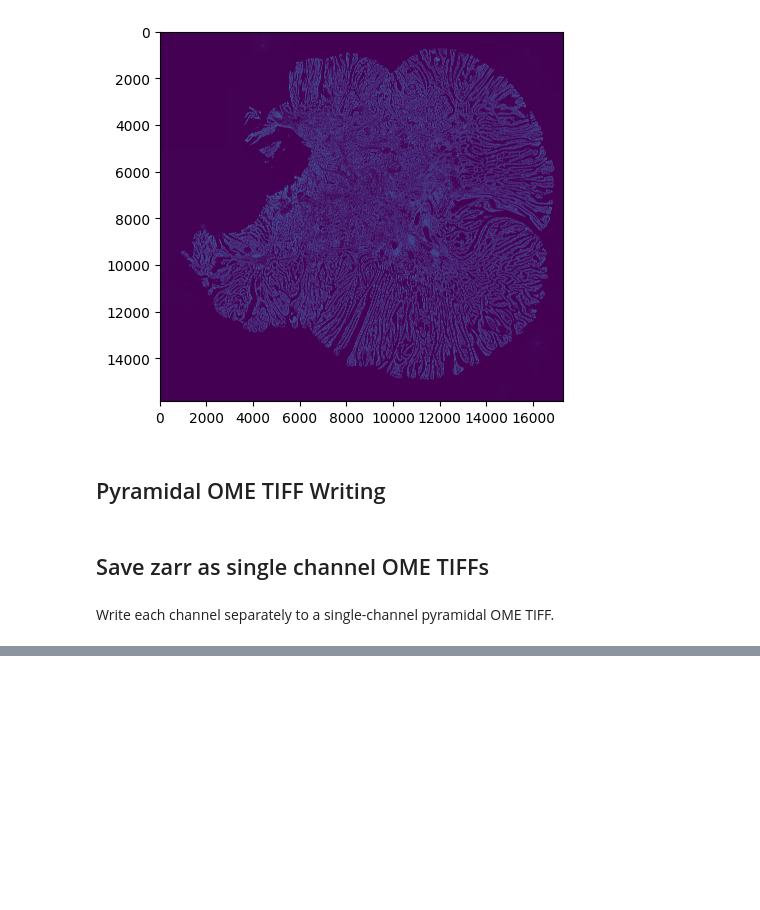
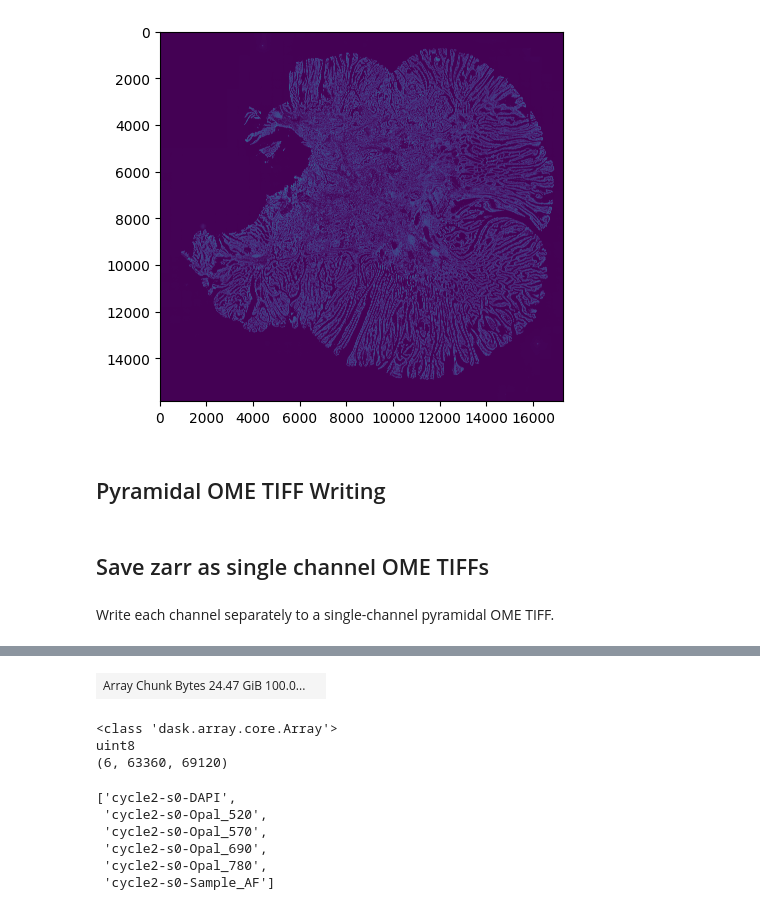
Before and after one commit to vibspatial/bigwarp, a Jupyter notebook: bigwarp-zarr-to-ometiff.ipynb, the cells around one changed output, grey strips where cells are left out. Saved outputs shown, nothing was run; the diff lists cells and outputs as text; code cells hidden in the pictures; blank space fills up the shorter version.

Commit message:
Add example code for writing multi-channel OME TIFFs from 3D dask array

```diff
--- a/bigwarp-zarr-to-ometiff.ipynb
+++ b/bigwarp-zarr-to-ometiff.ipynb
@@ -308,6 +308,9 @@ output_folder = r'D:\Frank\2023-07-CarolineAsselman-FIm\Analysis\images\A1_ROI1'
+# %%
+output_folder = r'D:\Frank\BigWarp-Troubleshooting-MarineLab\registered'
 # %%
 for channel, channel_group_name in enumerate(channel_group_names):
-    channel_name = group_name_to_channel_name(channel_group_name, orig_filenames)
+    renaming_dict = None  # we would use orig_filenames here, if needed
+    channel_name = group_name_to_channel_name(channel_group_name, renaming_dict)
 
     print(f'Channel {channel}: {channel_group_name} -> {channel_name}')
 
@@ -345,0 +359,5 @@ Writing level 5: 296 x 480 px
+# %%
+das = [da.array(root[channel_group_name])
+       for channel_group_name
+       in channel_group_names]
+das
@@ -345,0 +371,25 @@ Writing level 5: 296 x 480 px
+# %%
+# Merge 2D daskarrays to a single 3D array
+img_stack = da.stack(das)  # shape is (channels, y, x)
+img_stack
+# %% [output]
+| Array Chunk Bytes 24.47 GiB 100.0... |  |
+# %%
+print(type(img_stack))
+print(img_stack.dtype)
+print(img_stack.shape)
+# %% [output]
+<class 'dask.array.core.Array'>
+uint8
+(6, 63360, 69120)
+# %%
+renaming_dict = None  # we would use orig_filenames here, if needed
+channel_names = [group_name_to_channel_name(channel_group_name, renaming_dict) for channel_group_name in channel_group_names]
+channel_names
+# %% [output]
+['cycle2-s0-DAPI',
+ 'cycle2-s0-Opal_520',
+ 'cycle2-s0-Opal_570',
+ 'cycle2-s0-Opal_690',
+ 'cycle2-s0-Opal_780',
+ 'cycle2-s0-Sample_AF']
```
Also changed, not shown: parts of 8 cells of this notebook.
